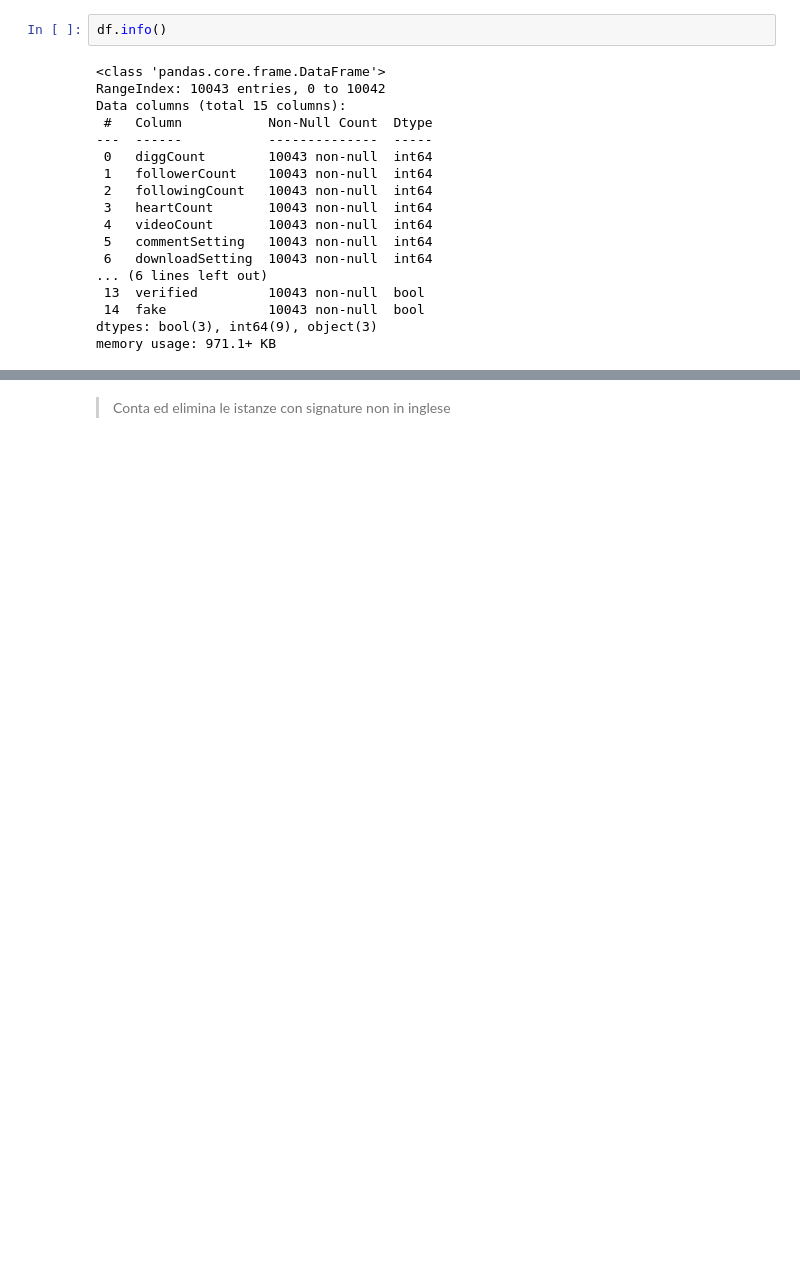
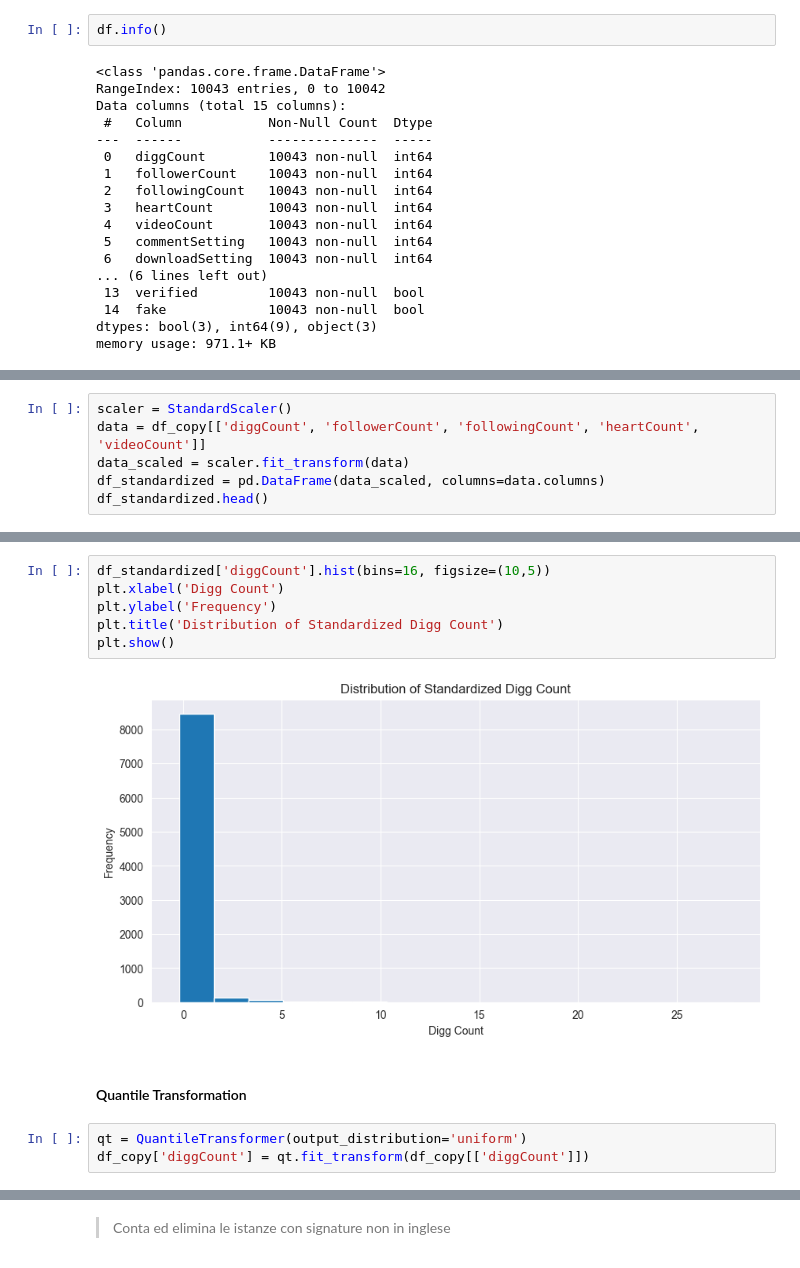
Before and after one commit to raffaele-aurucci/Fake-TikTok-Account-Detection, a Jupyter notebook: 1_Data_Cleaning.ipynb, the cells around one changed output, grey strips where cells are left out. Drawn from its saved outputs; the diff is of its cells as text; blank space fills up the shorter version.

```diff
--- a/1_Data_Cleaning.ipynb
+++ b/1_Data_Cleaning.ipynb
@@ -163,0 +194,6 @@ Minimo Stitch Setting: 0
+# %%
+scaler = StandardScaler()
+data = df_copy[['diggCount', 'followerCount', 'followingCount', 'heartCount', 'videoCount']]
+data_scaled = scaler.fit_transform(data)
+df_standardized = pd.DataFrame(data_scaled, columns=data.columns)
+df_standardized.head()
@@ -163,0 +207,13 @@ Minimo Stitch Setting: 0
+# %%
+df_standardized['diggCount'].hist(bins=16, figsize=(10,5))
+plt.xlabel('Digg Count')
+plt.ylabel('Frequency')
+plt.title('Distribution of Standardized Digg Count')
+plt.show()
+# %% [output]
+[figure, added]
+# %% [markdown]
+#### Quantile Transformation
+# %%
+qt = QuantileTransformer(output_distribution='uniform')
+df_copy['diggCount'] = qt.fit_transform(df_copy[['diggCount']])
```
Also changed, not shown: parts of 57 cells of this notebook.
